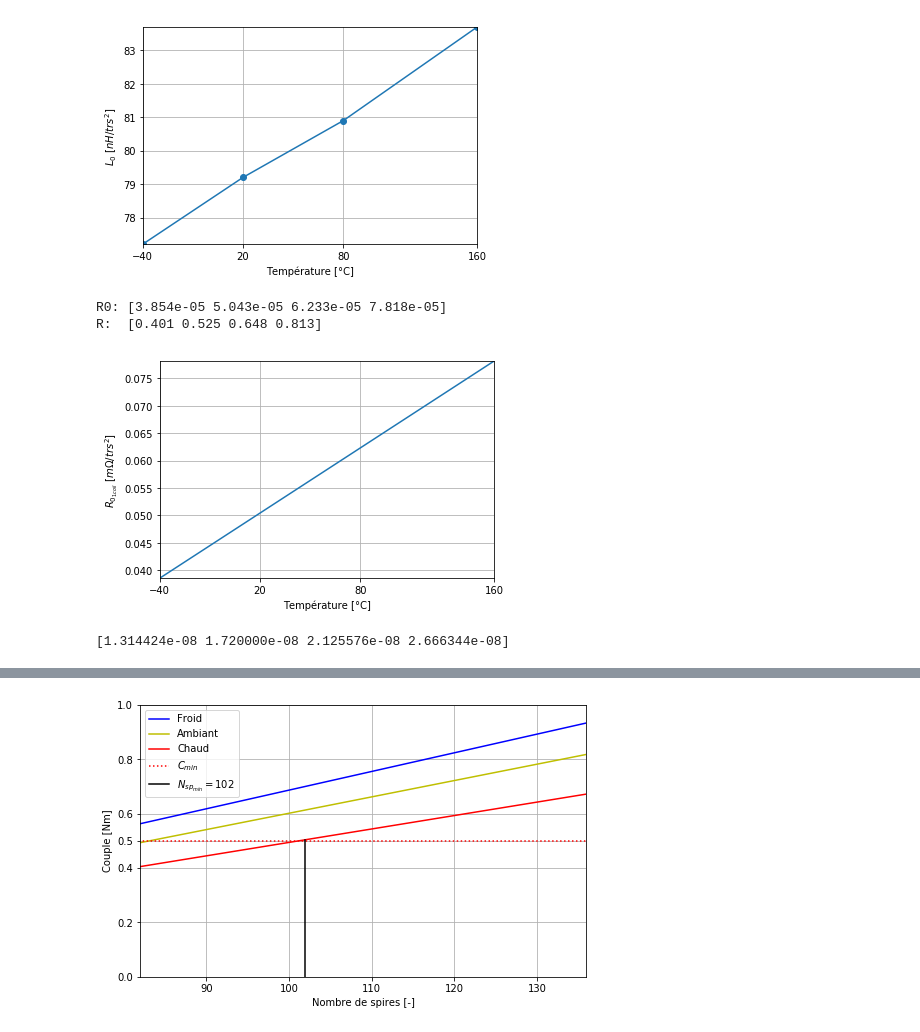
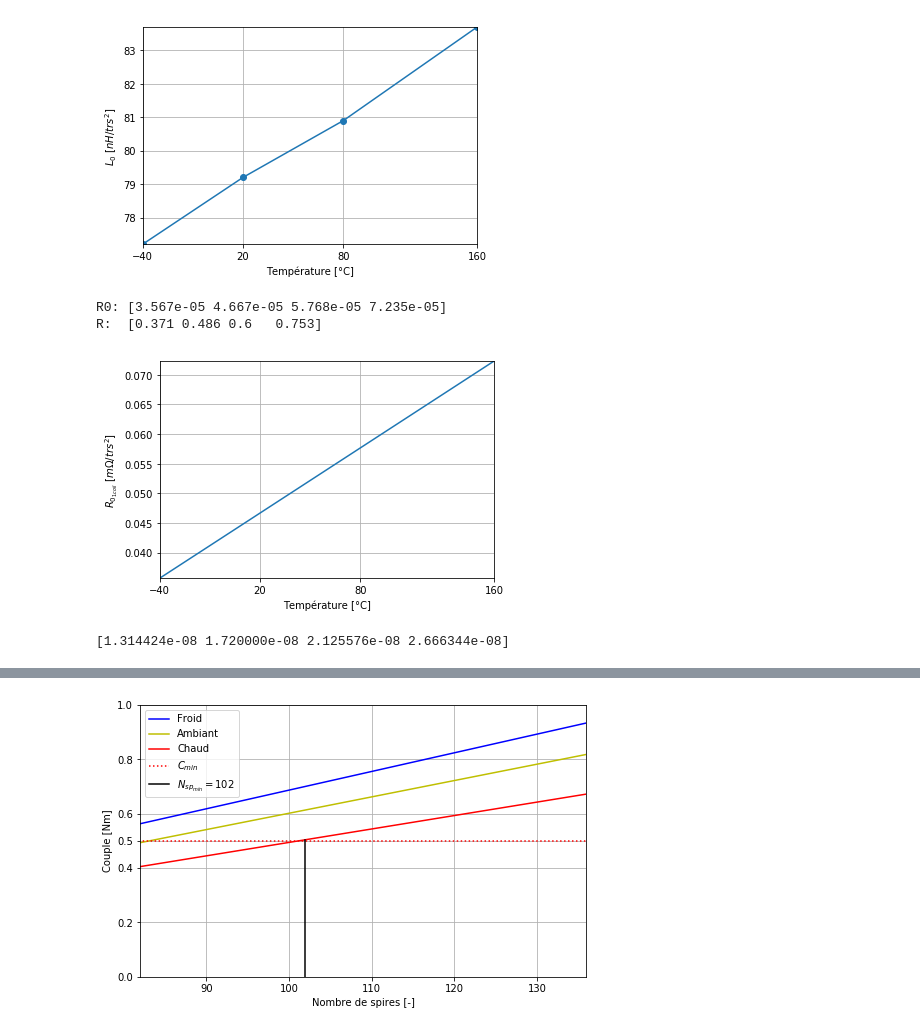
Before and after one commit to TBayborek/PDM, a Jupyter notebook: Motor_sizing_performance.ipynb, the cells around one changed output, grey strips where cells are left out. Cells and saved outputs as stored; diff of their text form; code cells hidden in the pictures.

```diff
--- a/Motor_sizing_performance.ipynb
+++ b/Motor_sizing_performance.ipynb
@@ -68,33 +68,33 @@ plt.show()
 # %%
 #Resistance
 w = 4.4E-3 # tenir compte du corps de bobine
 h = 24.55E-3
-th = 5.67E-3#4.75E-3
-l = 8.06E-3#9E-3
+th = 4.75E-3
+l = 10E-3 #9E-3
 sigma = 0.565
 
 rho = 1.72E-8*(1 + (Temp-20)*0.00393)# [-40, 20, 80, 160]°C
 
 R0 = rho*(2*(w+h)+math.pi*th)/(sigma*th*l)
 R = R0*Nsp**2
 
 print("R0:",R0.round(8),"\nR: ",R.round(3))
 
 plt.plot(Temp,R0*1E+3)
 plt.xlabel("Température [°C]")
 plt.ylabel("$R_{0_{1coil}}$ [$m\Omega$/$trs^2$]")
 plt.xlim([min(Temp),max(Temp)])
 plt.ylim(np.array([min(R0),max(R0)])*1E+3)
 plt.xticks(Temp)
 plt.grid()
 #plt.savefig("R0.pdf")
 plt.show()
 
 print(rho)
 # %% [output]
-R0: [3.854e-05 5.043e-05 6.233e-05 7.818e-05]
-R:  [0.401 0.525 0.648 0.813]
+R0: [3.567e-05 4.667e-05 5.768e-05 7.235e-05]
+R:  [0.371 0.486 0.6   0.753]
-[figure, old version]
+[figure, new version]
 [1.314424e-08 1.720000e-08 2.125576e-08 2.666344e-08]
 # %%
 # Calcul des phi, L, R0 pour les cas définis.
```
Also changed, not shown: parts of 5 cells of this notebook, 32 other files.
